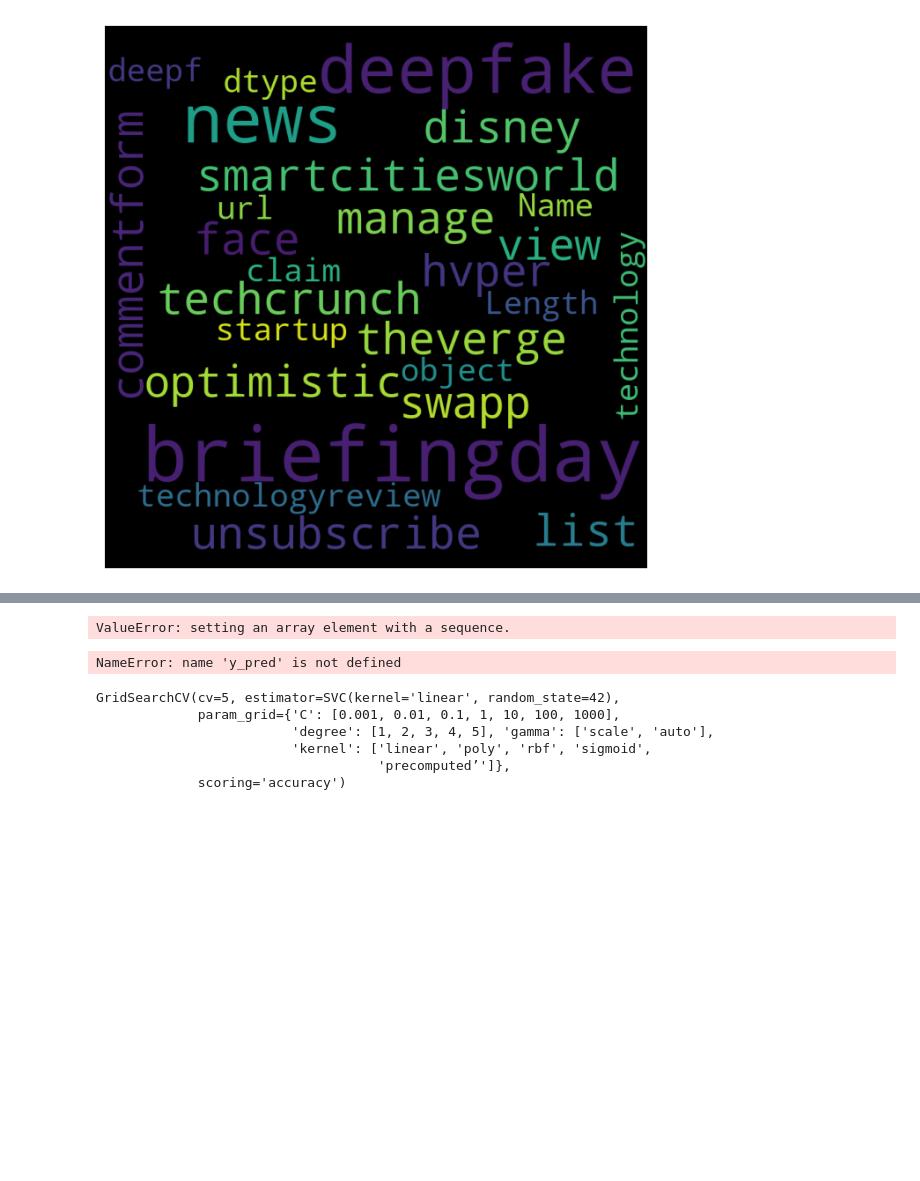
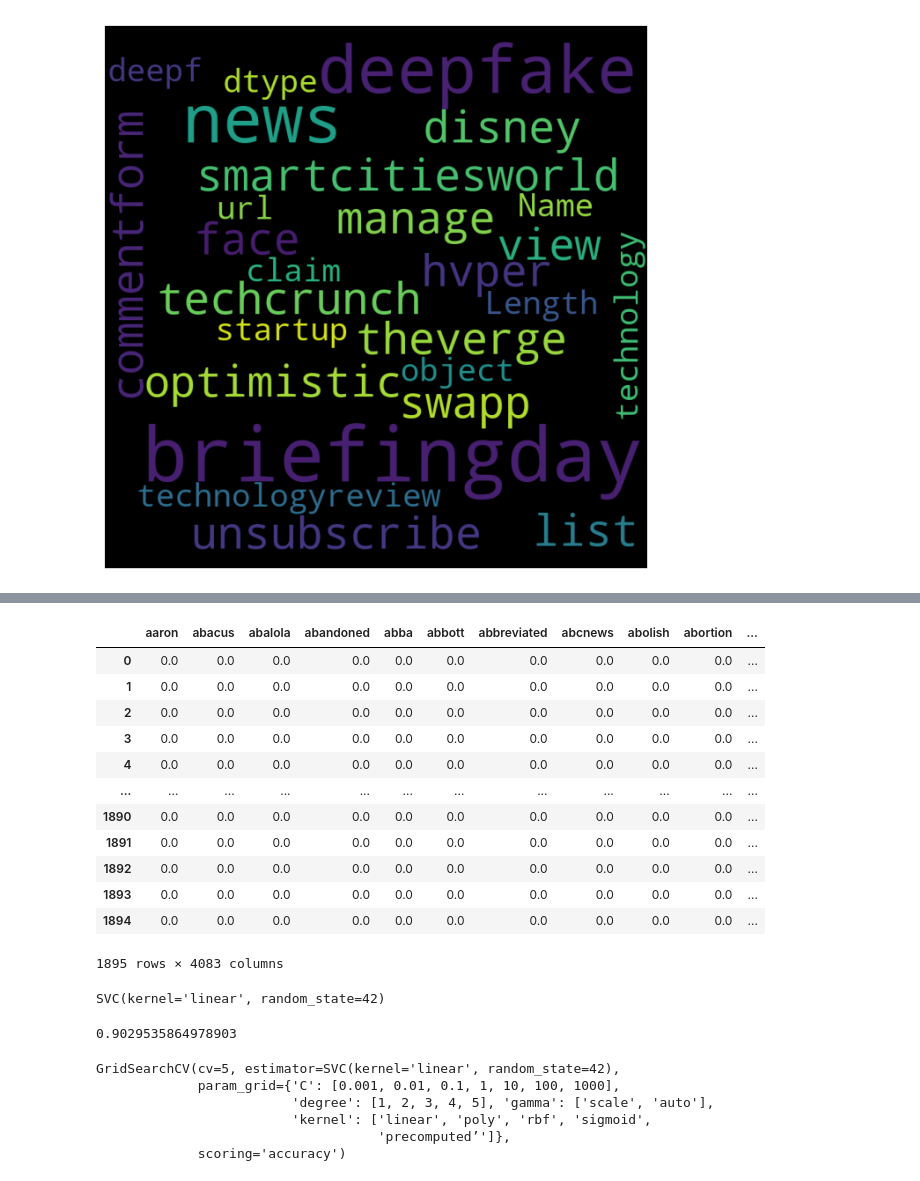
Before and after one commit to 4GeeksAcademy/Kransky_85_NLP-Project, a Jupyter notebook: src/explore.ipynb, the cells around one changed output, grey strips where cells are left out. Cells and saved outputs as stored; diff of their text form; code cells hidden in the pictures; blank space fills up the shorter version.

```diff
--- a/src/explore.ipynb
+++ b/src/explore.ipynb
@@ -165,7 +165,8 @@ from sklearn.feature_extraction.text import TfidfVectorizer
 
 tokens_list = total_data["url"]
 tokens_list = [" ".join(tokens) for tokens in tokens_list]
-
-vectorizer = TfidfVectorizer(max_features = 5000, max_df = 0.8, min_df = 5)
-X = vectorizer.fit_transform(tokens_list).toarray()
-y = total_data["is_spam"]
+total_data['url'] = tokens_list
+total_data
+# vectorizer = TfidfVectorizer(max_features = 5000, max_df = 0.8, min_df = 5)
+# X = vectorizer.fit_transform(tokens_list).toarray()
+# y = total_data["is_spam"]
@@ -180,4 +187,17 @@ array([[0., 0., 0., ..., 0., 0., 0.],
 # %%
 from sklearn.model_selection import train_test_split
 
-X_train, X_test, y_train, y_test = train_test_split(total_data['url'], total_data['is_spam'], test_size=0.2, random_state=42)
+X = total_data['url']
+
+y = total_data['is_spam']
+
+X_train, X_test, y_train, y_test = train_test_split(X, y, test_size=0.2, random_state=42)
+# %%
+# Initialize the TfidfVectorizer
+tfidf_vectorizer = TfidfVectorizer()
+
+# Fit and transform on the training data
+X_train_tfidf = tfidf_vectorizer.fit_transform(X_train)
+
+# Transform the test data
+X_test_tfidf = tfidf_vectorizer.transform(X_test)
@@ -184,16 +219,45 @@ X_train, X_test, y_train, y_test = train_test_split(total_data['url'], total_dat
+# %%
+X_train_tfidf
+
+import pandas as pd
+
+# Convert X_train_tfidf to an array
+X_train_tfidf_array = X_train_tfidf.toarray()
+
+# Convert X_train_tfidf to a DataFrame (optional)
+X_train_tfidf_df = pd.DataFrame(X_train_tfidf_array, columns=tfidf_vectorizer.get_feature_names_out())
+
+# Print the values
+X_train_tfidf_df
+# %% [output]
+|  | aaron | abacus | abalola | abandoned | abba | abbott | abbreviated | abcnews | abolish | abortion | ... |
+| 0 | 0.0 | 0.0 | 0.0 | 0.0 | 0.0 | 0.0 | 0.0 | 0.0 | 0.0 | 0.0 | ... |
+| 1 | 0.0 | 0.0 | 0.0 | 0.0 | 0.0 | 0.0 | 0.0 | 0.0 | 0.0 | 0.0 | ... |
+| 2 | 0.0 | 0.0 | 0.0 | 0.0 | 0.0 | 0.0 | 0.0 | 0.0 | 0.0 | 0.0 | ... |
+| 3 | 0.0 | 0.0 | 0.0 | 0.0 | 0.0 | 0.0 | 0.0 | 0.0 | 0.0 | 0.0 | ... |
+| 4 | 0.0 | 0.0 | 0.0 | 0.0 | 0.0 | 0.0 | 0.0 | 0.0 | 0.0 | 0.0 | ... |
+| ... | ... | ... | ... | ... | ... | ... | ... | ... | ... | ... | ... |
+| 1890 | 0.0 | 0.0 | 0.0 | 0.0 | 0.0 | 0.0 | 0.0 | 0.0 | 0.0 | 0.0 | ... |
+| 1891 | 0.0 | 0.0 | 0.0 | 0.0 | 0.0 | 0.0 | 0.0 | 0.0 | 0.0 | 0.0 | ... |
+| 1892 | 0.0 | 0.0 | 0.0 | 0.0 | 0.0 | 0.0 | 0.0 | 0.0 | 0.0 | 0.0 | ... |
+| 1893 | 0.0 | 0.0 | 0.0 | 0.0 | 0.0 | 0.0 | 0.0 | 0.0 | 0.0 | 0.0 | ... |
+| 1894 | 0.0 | 0.0 | 0.0 | 0.0 | 0.0 | 0.0 | 0.0 | 0.0 | 0.0 | 0.0 | ... |
+1895 rows × 4083 columns
 # %%
 from sklearn.svm import SVC
 
 model = SVC(kernel = "linear", random_state = 42)
-model.fit(X_train, y_train)
+model.fit(X_train_tfidf, y_train)
 # %% [output]
-ValueError: setting an array element with a sequence.
+SVC(kernel='linear', random_state=42)
 # %%
 from sklearn.metrics import accuracy_score
 
+y_pred = model.predict(X_test_tfidf)
+
 accuracy_score(y_test, y_pred)
 # %% [output]
-NameError: name 'y_pred' is not defined
+0.9029535864978903
 # %%
 # Optimizing with Grid Search CV
 import numpy as np
```
Also changed, not shown: parts of 3 cells of this notebook.
